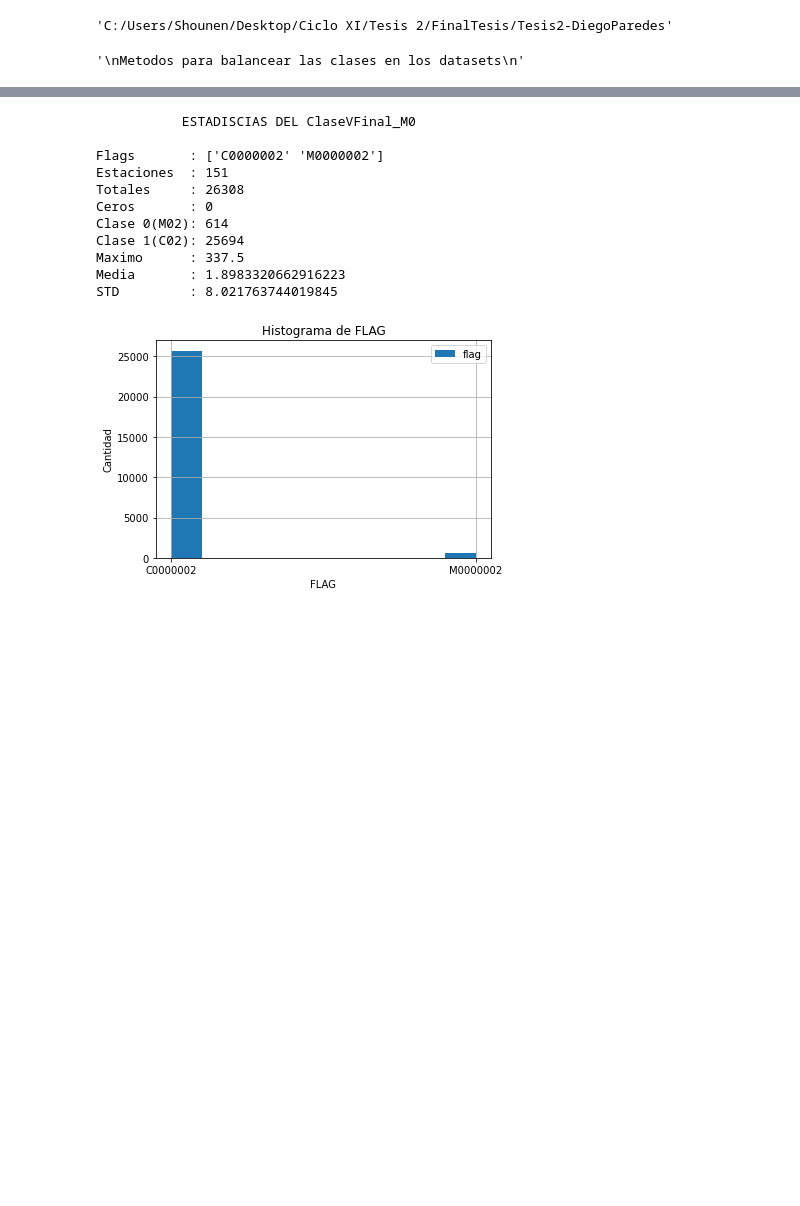
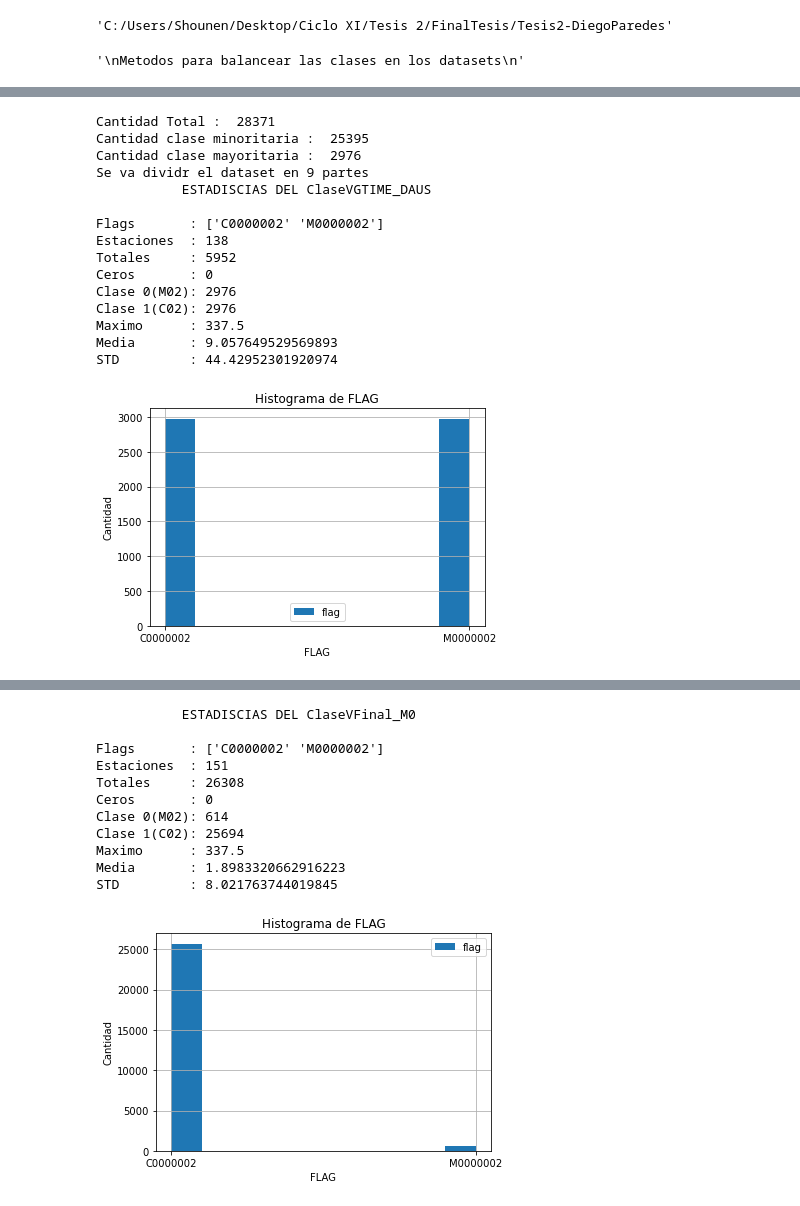
Before and after one commit to ShounenGakusei/Tesis2-DiegoParedes, a Jupyter notebook: Codigo/01-ProcesamientoDatos/02-4-procesamientoDatos_MINI-V2.ipynb, the cells around one changed output, grey strips where cells are left out. Saved outputs shown, nothing was run; the diff lists cells and outputs as text; code cells hidden in the pictures; blank space fills up the shorter version.

```diff
--- a/Codigo/01-ProcesamientoDatos/02-4-procesamientoDatos_MINI-V2.ipynb
+++ b/Codigo/01-ProcesamientoDatos/02-4-procesamientoDatos_MINI-V2.ipynb
@@ -286,0 +356,30 @@ def splitTrainDS(_dataset, redTipo, path_base, newDir='Split', comentario=' ', n
+# %%
+### DS CLasificacion V3
+com = f"ClaseVGTIME: DA 8 - Undersampling"
+name = 'ClaseVGTIME_DAUS'
+
+train_balanced = dsTrain.copy()
+#train_balanced = applyFA(train_balanced, FDA=0.01, umbralSep = 20, delete=True , umb_leve = 1)
+train_balanced = applyDA(train_balanced, columna='clase', DA=8)
+train_balanced = splitTrainDS(train_balanced,['Clasificacion','clase'], path_base, newDir=name, comentario=com, random_state=11)
+
+# Visualimamos un datasets
+#visualizarEstaciones(train_balanced[0], name = name,xCode=True, row='codigo')
+statsDS(train_balanced[0], name=name)
+# %% [output]
+Cantidad Total :  28371
+Cantidad clase minoritaria :  25395
+Cantidad clase mayoritaria :  2976
+Se va dividr el dataset en 9 partes
+           ESTADISCIAS DEL ClaseVGTIME_DAUS
+
+Flags       : ['C0000002' 'M0000002']
+Estaciones  : 138
+Totales     : 5952
+Ceros       : 0
+Clase 0(M02): 2976
+Clase 1(C02): 2976
+Maximo      : 337.5
+Media       : 9.057649529569893
+STD         : 44.42952301920974
+[figure, added]
```
Also changed, not shown: parts of 8 cells of this notebook, 54 other files.
